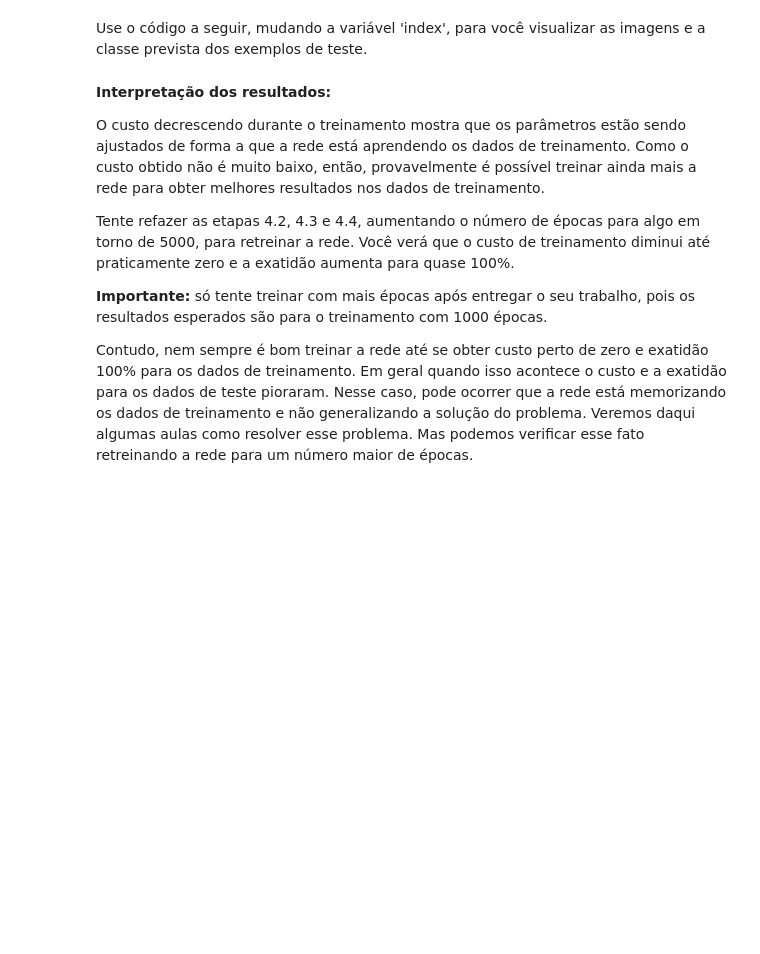
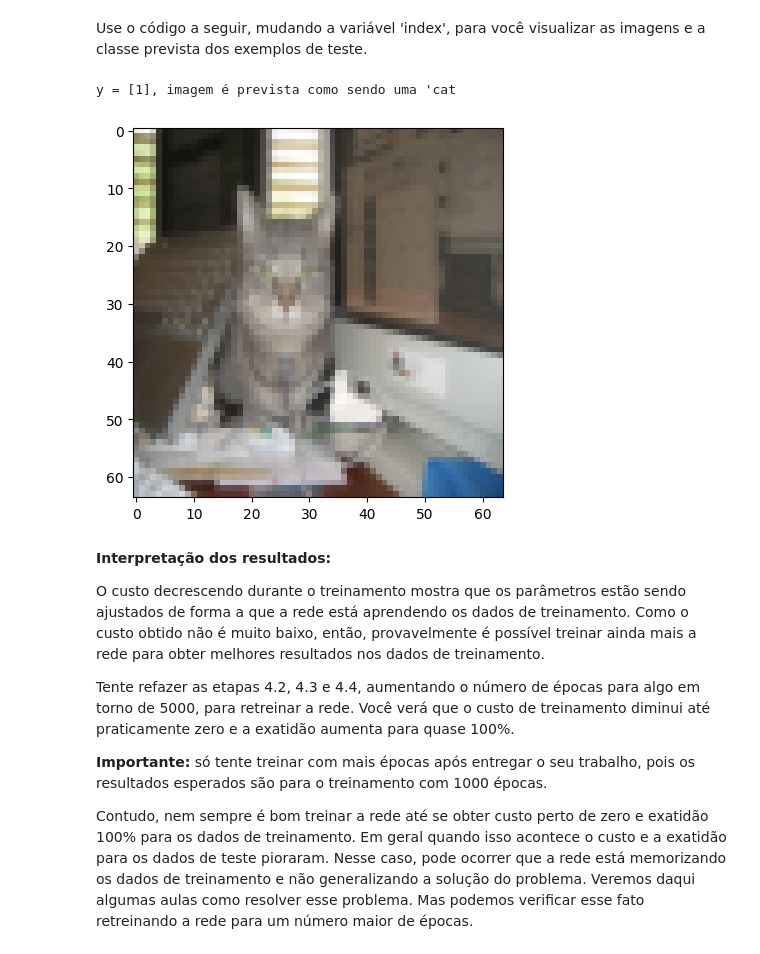
Before and after one commit to wallacecgalvao/Intr_RNA_T2_Classifica-o_binaria_keras, a Jupyter notebook: T2_Classificação_binaria_keras.ipynb, the cells around one changed output. Saved outputs shown, nothing was run; the diff lists cells and outputs as text; code cells hidden in the pictures; blank space fills up the shorter version.

```diff
--- a/T2_Classificação_binaria_keras.ipynb
+++ b/T2_Classificação_binaria_keras.ipynb
@@ -571,9 +591,12 @@ Veja a imagem classes_previstas_test.png fornecida com o material do trabalho
 Use o código a seguir, mudando a variável 'index', para você visualizar as imagens e a classe prevista dos exemplos de teste.
 # %%
 # Exemplo de classificação de uma imagem.
-index = 6
+index = 7
 plt.imshow(test_set_x[index,:].reshape((num_px, num_px, 3)))
 print ("y = " + str(test_set_y[index]) + ", imagem é prevista como sendo uma '" + classes[np.squeeze(yy_prev[index])].decode("utf-8"))
+# %% [output]
+y = [1], imagem é prevista como sendo uma 'cat
+[figure, added]
 # %% [markdown]
 **Interpretação dos resultados:**
 
```
Also changed, not shown: parts of 20 cells of this notebook, 1 other file.
